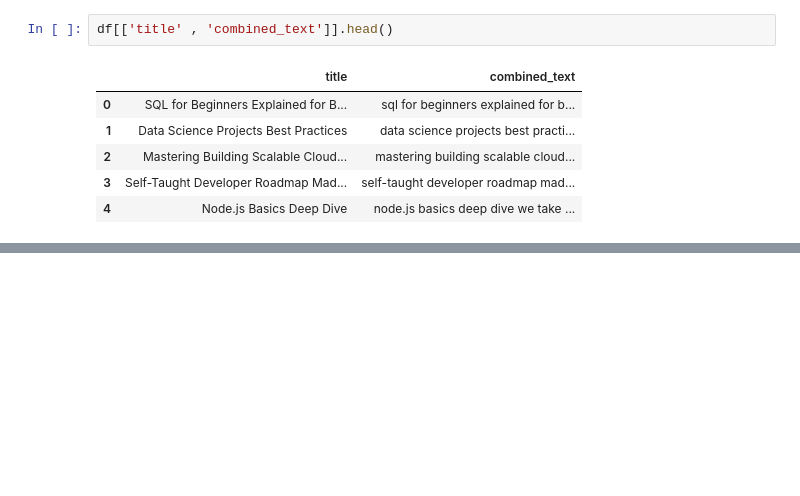
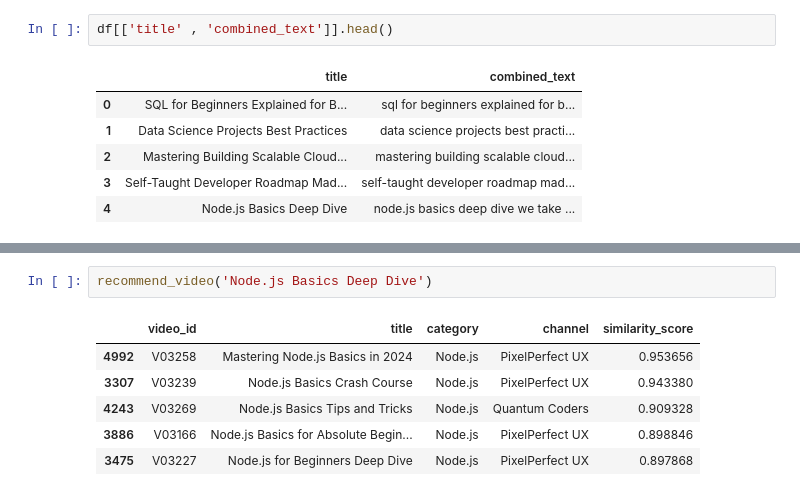
Before and after one commit to prasannaas138-alt/youtube-recommendation-system, a Jupyter notebook: Youtube_Recommendation_System.ipynb, the cells around one changed output, grey strips where cells are left out. Cells and saved outputs as stored; diff of their text form; blank space fills up the shorter version.

```diff
--- a/Youtube_Recommendation_System.ipynb
+++ b/Youtube_Recommendation_System.ipynb
@@ -131,0 +255,9 @@ df[['title' , 'combined_text']].head()
+# %%
+recommend_video('Node.js Basics Deep Dive')
+# %% [output]
+|  | video_id | title | category | channel | similarity_score |
+| 4992 | V03258 | Mastering Node.js Basics in 2024 | Node.js | PixelPerfect UX | 0.953656 |
+| 3307 | V03239 | Node.js Basics Crash Course | Node.js | PixelPerfect UX | 0.943380 |
+| 4243 | V03269 | Node.js Basics Tips and Tricks | Node.js | Quantum Coders | 0.909328 |
+| 3886 | V03166 | Node.js Basics for Absolute Begin... | Node.js | PixelPerfect UX | 0.898846 |
+| 3475 | V03227 | Node.js for Beginners Deep Dive | Node.js | PixelPerfect UX | 0.897868 |
```
Also changed, not shown: parts of 18 cells of this notebook.
